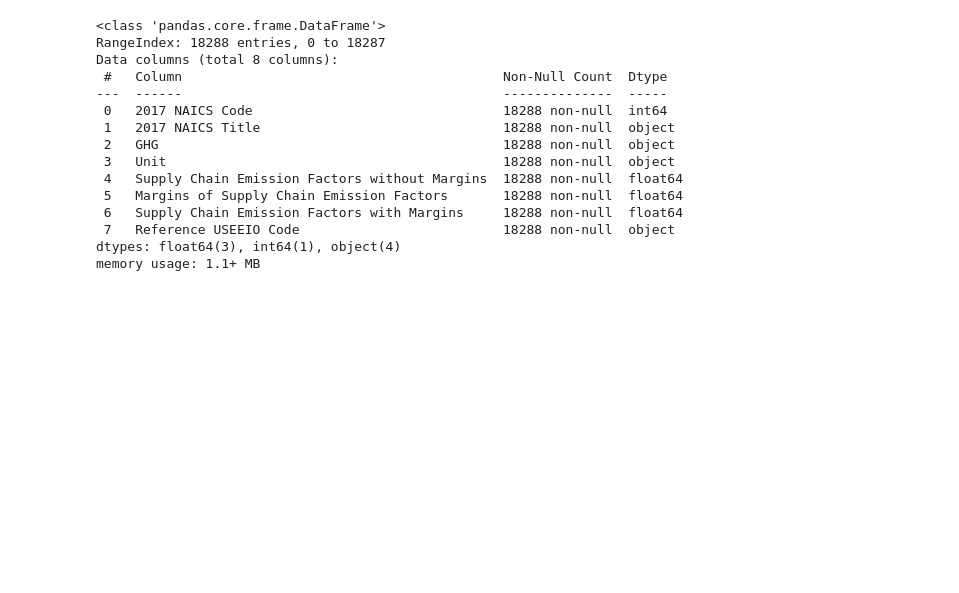
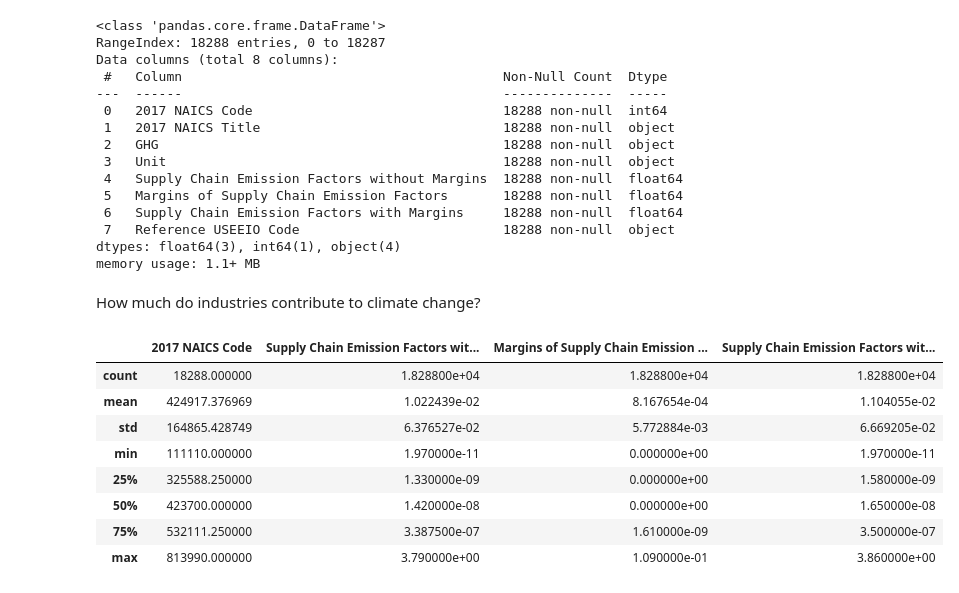
Before and after one commit to Kenneth-Hom/Kenneth_Carbon_Emissions, a Jupyter notebook: Carbon_Emission.ipynb, the cells around one changed output. Cells and saved outputs as stored; diff of their text form; code cells hidden in the pictures; blank space fills up the shorter version.

```diff
--- a/Carbon_Emission.ipynb
+++ b/Carbon_Emission.ipynb
@@ -38,6 +47,20 @@ Data columns (total 8 columns):
  7   Reference USEEIO Code                          18288 non-null  object
 dtypes: float64(3), int64(1), object(4)
 memory usage: 1.1+ MB
+# %% [markdown]
+How much do industries contribute to climate change?
+# %%
+df.describe()
+# %% [output]
+|  | 2017 NAICS Code | Supply Chain Emission Factors wit... | Margins of Supply Chain Emission ... | Supply Chain Emission Factors wit... |
+| count | 18288.000000 | 1.828800e+04 | 1.828800e+04 | 1.828800e+04 |
+| mean | 424917.376969 | 1.022439e-02 | 8.167654e-04 | 1.104055e-02 |
+| std | 164865.428749 | 6.376527e-02 | 5.772884e-03 | 6.669205e-02 |
+| min | 111110.000000 | 1.970000e-11 | 0.000000e+00 | 1.970000e-11 |
+| 25% | 325588.250000 | 1.330000e-09 | 0.000000e+00 | 1.580000e-09 |
+| 50% | 423700.000000 | 1.420000e-08 | 0.000000e+00 | 1.650000e-08 |
+| 75% | 532111.250000 | 3.387500e-07 | 1.610000e-09 | 3.500000e-07 |
+| max | 813990.000000 | 3.790000e+00 | 1.090000e-01 | 3.860000e+00 |
 # %%
 df.isna()
 # %% [output]
```
Also changed, not shown: parts of 10 cells of this notebook.
